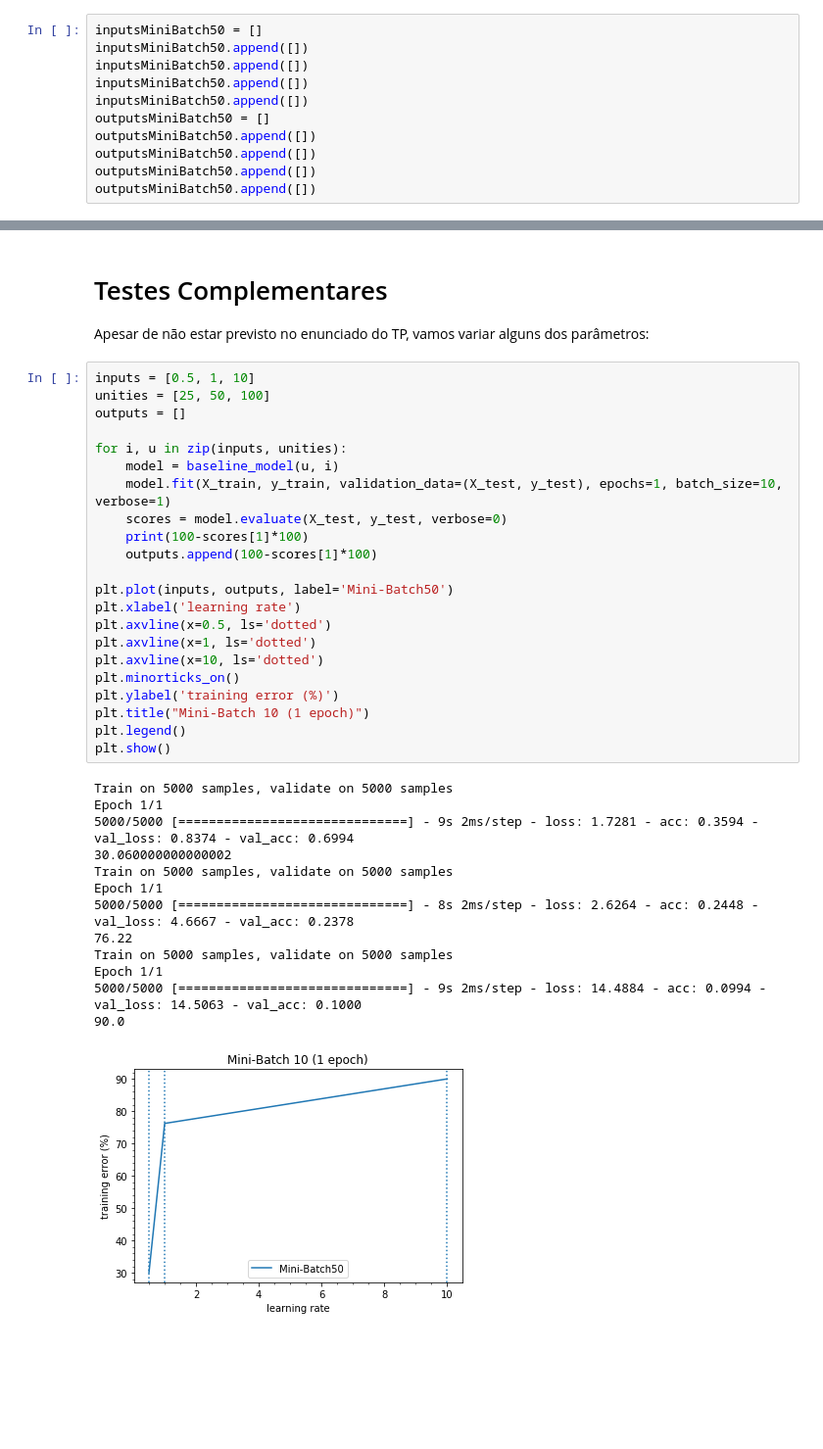
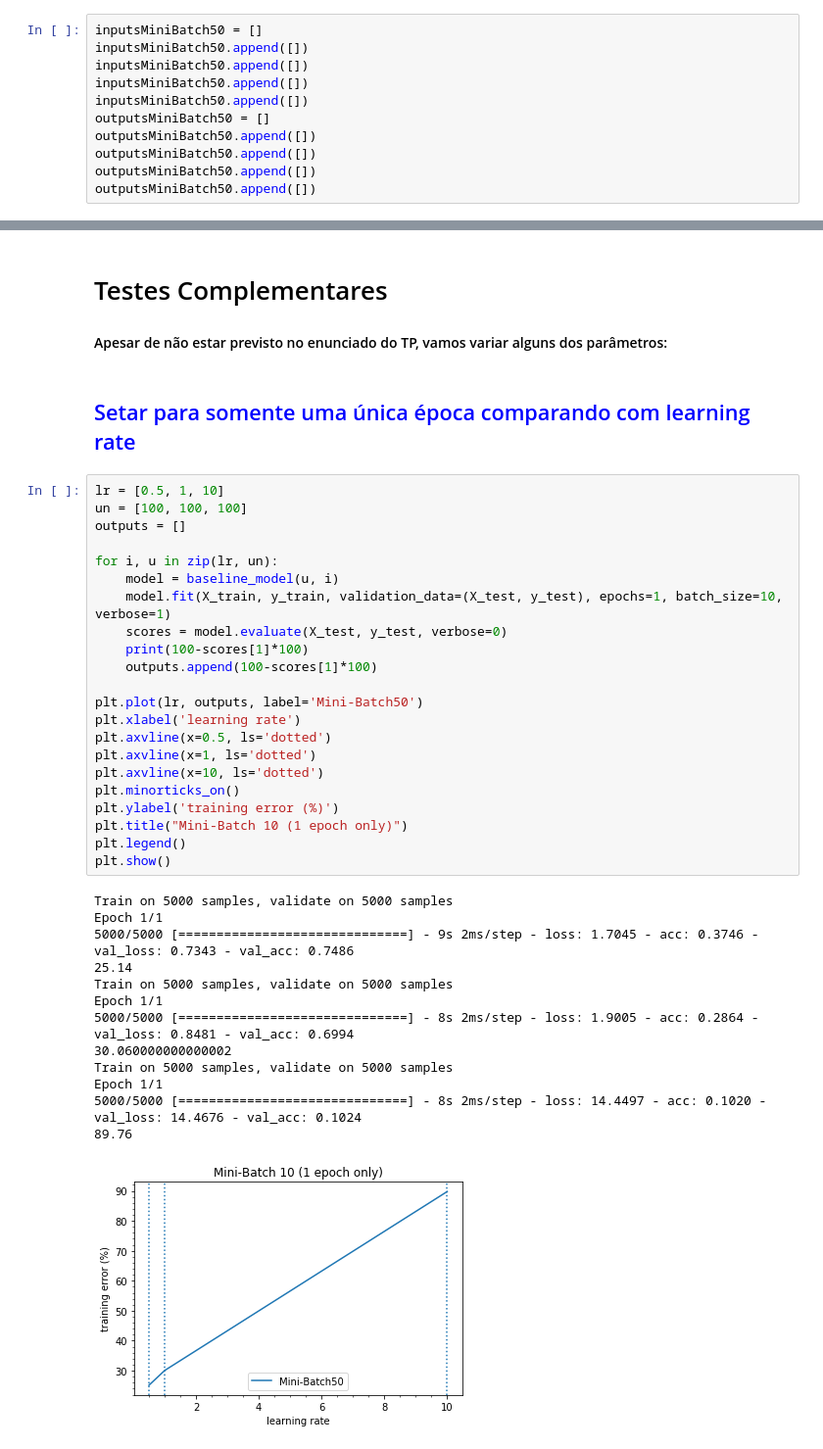
Before and after one commit to gesteves91/tp-ml, a Jupyter notebook: Neural-Network.ipynb, the cells around one changed output, grey strips where cells are left out. Shown at 98% size. Saved outputs shown, nothing was run; the diff lists cells and outputs as text; blank space fills up the shorter version.

```diff
--- a/Neural-Network.ipynb
+++ b/Neural-Network.ipynb
@@ -685,40 +586,42 @@ Text(0.5,1,'50 unities hidden layer')
 # %% [markdown]
 # Testes Complementares
 
-Apesar de não estar previsto no enunciado do TP, vamos variar alguns dos parâmetros:
+#### Apesar de não estar previsto no enunciado do TP, vamos variar alguns dos parâmetros:
+# %% [markdown]
+## <span style="color:blue"> Setar para somente uma única época comparando com learning rate </span>
 # %%
-inputs = [0.5, 1, 10]
-unities = [25, 50, 100]
+lr = [0.5, 1, 10]
+un = [100, 100, 100]
 outputs = []
 
-for i, u in zip(inputs, unities):
+for i, u in zip(lr, un):
     model = baseline_model(u, i)
     model.fit(X_train, y_train, validation_data=(X_test, y_test), epochs=1, batch_size=10, verbose=1)
     scores = model.evaluate(X_test, y_test, verbose=0)
     print(100-scores[1]*100)
     outputs.append(100-scores[1]*100)
 
-plt.plot(inputs, outputs, label='Mini-Batch50')
+plt.plot(lr, outputs, label='Mini-Batch50')
 plt.xlabel('learning rate')
 plt.axvline(x=0.5, ls='dotted')
 plt.axvline(x=1, ls='dotted')
 plt.axvline(x=10, ls='dotted')
 plt.minorticks_on()
 plt.ylabel('training error (%)')
-plt.title("Mini-Batch 10 (1 epoch)")
+plt.title("Mini-Batch 10 (1 epoch only)")
 plt.legend()
 plt.show()
 # %% [output]
 Train on 5000 samples, validate on 5000 samples
 Epoch 1/1
-5000/5000 [==============================] - 9s 2ms/step - loss: 1.7281 - acc: 0.3594 - val_loss: 0.8374 - val_acc: 0.6994
+5000/5000 [==============================] - 9s 2ms/step - loss: 1.7045 - acc: 0.3746 - val_loss: 0.7343 - val_acc: 0.7486
+25.14
+Train on 5000 samples, validate on 5000 samples
+Epoch 1/1
+5000/5000 [==============================] - 8s 2ms/step - loss: 1.9005 - acc: 0.2864 - val_loss: 0.8481 - val_acc: 0.6994
 30.060000000000002
 Train on 5000 samples, validate on 5000 samples
 Epoch 1/1
-5000/5000 [==============================] - 8s 2ms/step - loss: 2.6264 - acc: 0.2448 - val_loss: 4.6667 - val_acc: 0.2378
-76.22
-Train on 5000 samples, validate on 5000 samples
-Epoch 1/1
-5000/5000 [==============================] - 9s 2ms/step - loss: 14.4884 - acc: 0.0994 - val_loss: 14.5063 - val_acc: 0.1000
-90.0
+5000/5000 [==============================] - 8s 2ms/step - loss: 14.4497 - acc: 0.1020 - val_loss: 14.4676 - val_acc: 0.1024
+89.76
-[figure, old version]
+[figure, new version]
```
Also changed, not shown: parts of 38 cells of this notebook.
